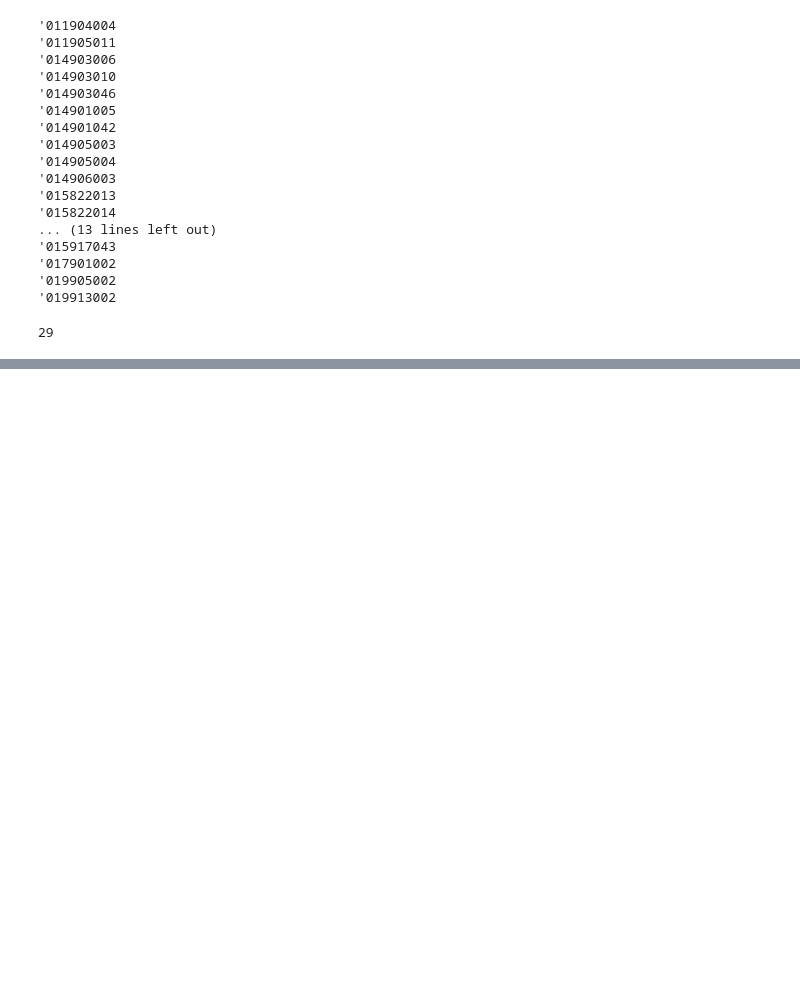
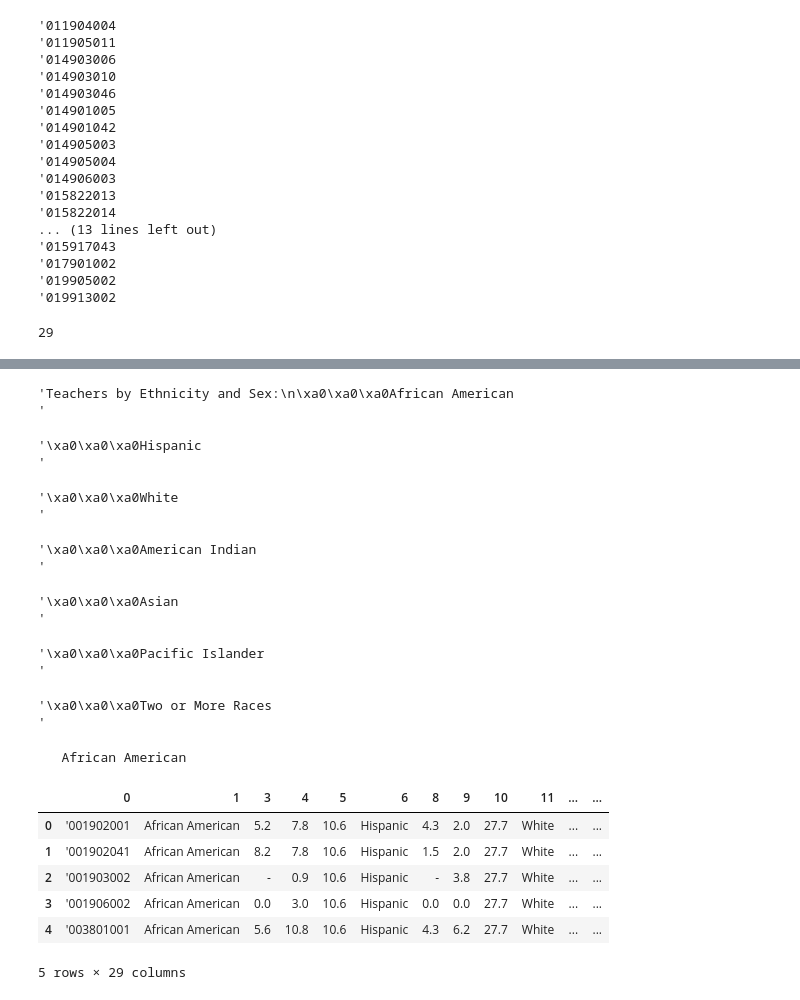
Before and after one commit to rakhira/algebra-I-STAAR-scores-predictor, a Jupyter notebook: TEA_parsing.ipynb, the cells around one changed output, grey strips where cells are left out. Cells and saved outputs as stored; diff of their text form; code cells hidden in the pictures; blank space fills up the shorter version.

```diff
--- a/TEA_parsing.ipynb
+++ b/TEA_parsing.ipynb
@@ -685,0 +594,9 @@ all_data_staff
+# %%
+staff_df.rename(columns = {0:'Campus_ID', 3:'Campus_African_American', 4:'District_African_American', 5: 'State_African American',
+                                           8: 'Campus_Hispanic', 9: 'District_Hispanic', 10: 'State_Hispanic',
+                                           13: 'Campus_White', 14: 'District_White', 15:'State_White',
+                                           18: 'Campus_American_Indian', 19: 'District_American_Indian', 20:'State_American_Indian',
+                                            23: 'Campus_Asian', 24: 'District_Asian', 25: 'State_Asian',
+                                            28: 'Campus_Pacific_Islander', 29: 'District_Pacific_Islander', 30: 'State_Pacific_Islander',
+                                            33: 'Campus_Two_or_More_Races', 34: 'District_Two_or_More_Races', 35: 'State_Two_or_More_Races'},
+                                            inplace = True)
@@ -685,0 +658,7 @@ all_data_staff
+# %%
+# remove percent signs and leading text from staff dataframe
+
+for i in range(len(staff_df.columns)):
+    staff_df[i] = staff_df[i].replace(to_replace = '  ', value='', regex=True)
+    staff_df[i] = staff_df[i].replace(to_replace = '%', value='', regex=True)
+    staff_df[1] = staff_df[1].replace(to_replace = str("Teachers by Ethnicity and Sex:\n"), value="", regex=True)
@@ -685,0 +677,28 @@ all_data_staff
+# %%
+staff_df[1][1]
+# %% [output]
+'Teachers by Ethnicity and Sex:\n\xa0\xa0\xa0African American                                             '
+# %%
+staff_df[6][1]
+# %% [output]
+'\xa0\xa0\xa0Hispanic                                                                                             '
+# %%
+staff_df[11][1]
+# %% [output]
+'\xa0\xa0\xa0White                                                                                                '
+# %%
+staff_df[16][1]
+# %% [output]
+'\xa0\xa0\xa0American Indian                                                                                      '
+# %%
+staff_df[21][1]
+# %% [output]
+'\xa0\xa0\xa0Asian                                                                                                '
+# %%
+staff_df[26][1]
+# %% [output]
+'\xa0\xa0\xa0Pacific Islander                                                                                     '
+# %%
+staff_df[31][1]
+# %% [output]
+'\xa0\xa0\xa0Two or More Races                                                                                    '
@@ -685,0 +707,34 @@ all_data_staff
+# %%
+print(staff_df[1][1])
+# %% [output]
+   African American
+# %%
+# drop unnecessary columns in staff_df
+
+staff_df.drop([2], axis=1, inplace=True)
+staff_df.drop([7], axis=1, inplace=True)
+staff_df.drop([12], axis=1, inplace=True)
+staff_df.drop([17], axis=1, inplace=True)
+staff_df.drop([22], axis=1, inplace=True)
+staff_df.drop([27], axis=1, inplace=True)
+staff_df.drop([32], axis=1, inplace=True)
+# %%
+# remove /xa0 invisible spaces from table
+
+import re
+staff_df[1]= staff_df[1].map(lambda x: re.sub(r'[^\x00-\x7F]+','',x).strip())
+staff_df[6]= staff_df[6].map(lambda x: re.sub(r'[^\x00-\x7F]+','',x).strip())
+staff_df[11]= staff_df[11].map(lambda x: re.sub(r'[^\x00-\x7F]+','',x).strip())
+staff_df[16]= staff_df[16].map(lambda x: re.sub(r'[^\x00-\x7F]+','',x).strip())
+staff_df[21]= staff_df[21].map(lambda x: re.sub(r'[^\x00-\x7F]+','',x).strip())
+staff_df[26]= staff_df[26].map(lambda x: re.sub(r'[^\x00-\x7F]+','',x).strip())
+staff_df[31]= staff_df[31].map(lambda x: re.sub(r'[^\x00-\x7F]+','',x).strip())
+staff_df.head()
+# %% [output]
+|  | 0 | 1 | 3 | 4 | 5 | 6 | 8 | 9 | 10 | 11 | ... | ... |
+| 0 | '001902001 | African American | 5.2 | 7.8 | 10.6 | Hispanic | 4.3 | 2.0 | 27.7 | White | ... | ... |
+| 1 | '001902041 | African American | 8.2 | 7.8 | 10.6 | Hispanic | 1.5 | 2.0 | 27.7 | White | ... | ... |
+| 2 | '001903002 | African American | - | 0.9 | 10.6 | Hispanic | - | 3.8 | 27.7 | White | ... | ... |
+| 3 | '001906002 | African American | 0.0 | 3.0 | 10.6 | Hispanic | 0.0 | 0.0 | 27.7 | White | ... | ... |
+| 4 | '003801001 | African American | 5.6 | 10.8 | 10.6 | Hispanic | 4.3 | 6.2 | 27.7 | White | ... | ... |
+5 rows × 29 columns
```
Also changed, not shown: parts of 76 cells of this notebook.
